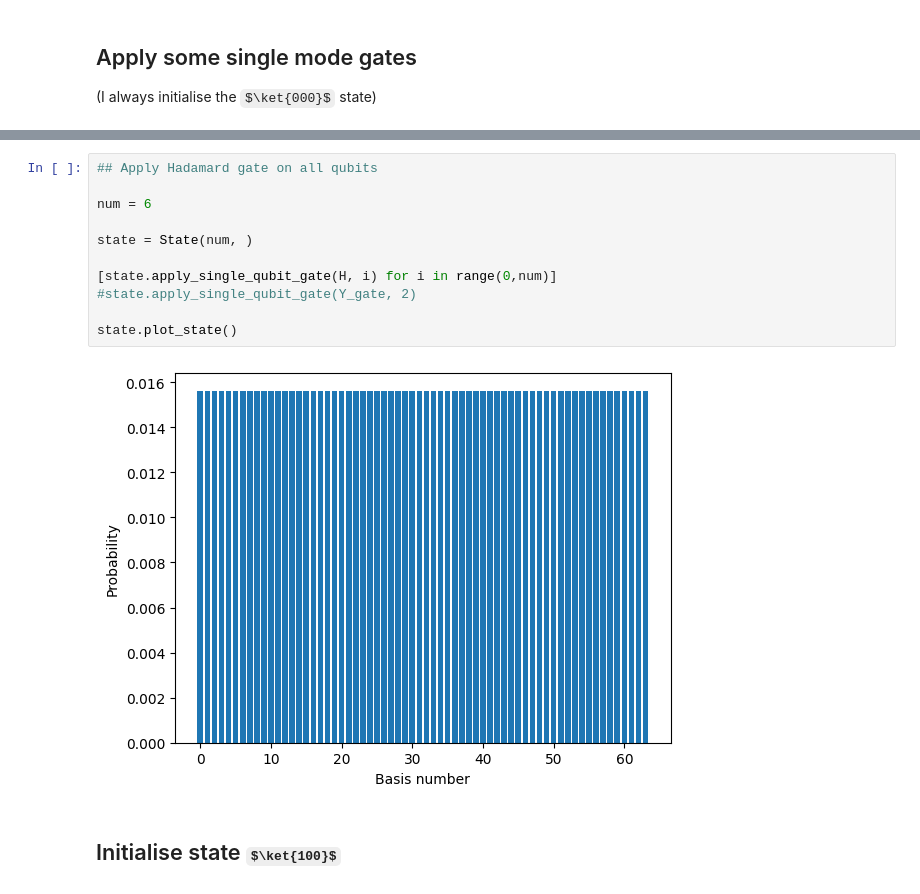
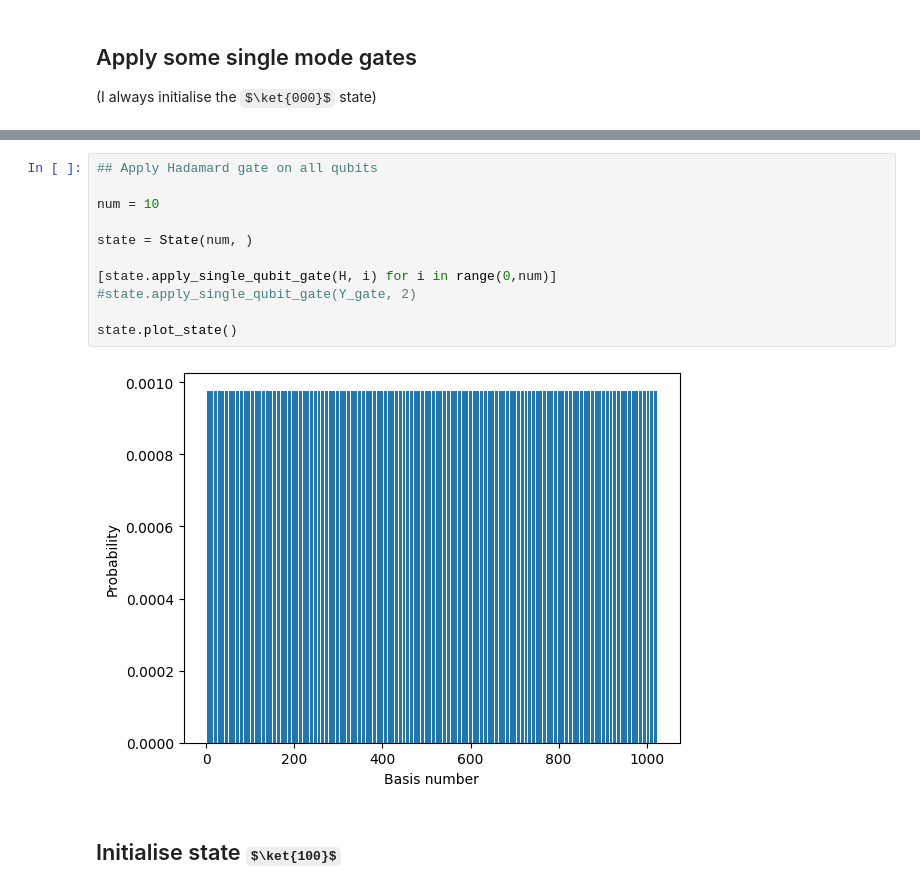
Before and after one commit to olgasolodovnikova/qcircuit, a Jupyter notebook: Simulator.ipynb, the cells around one changed output, grey strips where cells are left out. Saved outputs shown, nothing was run; the diff lists cells and outputs as text; some formulas as TeX source.

```diff
--- a/Simulator.ipynb
+++ b/Simulator.ipynb
@@ -135,16 +187,16 @@ state.plot_state()
 # %%
 ## Apply Hadamard gate on all qubits
 
-num = 6
+num = 10
 
 state = State(num, )
 
 [state.apply_single_qubit_gate(H, i) for i in range(0,num)]
 #state.apply_single_qubit_gate(Y_gate, 2)
 
 state.plot_state()
 # %% [output]
-[figure, old version]
+[figure, new version]
 # %% [markdown]
 ## Initialise state $\ket{100}$
 # %%
```
Also changed, not shown: parts of 20 cells of this notebook.
